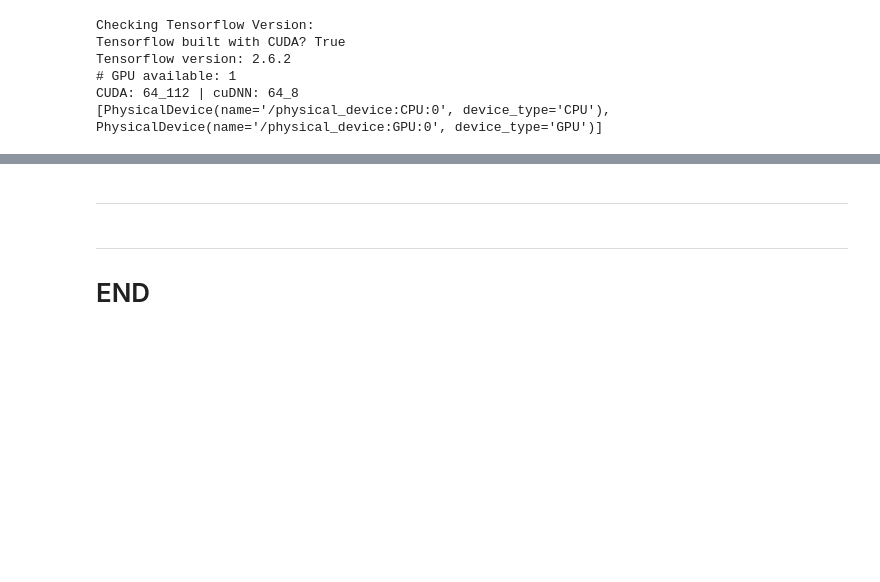
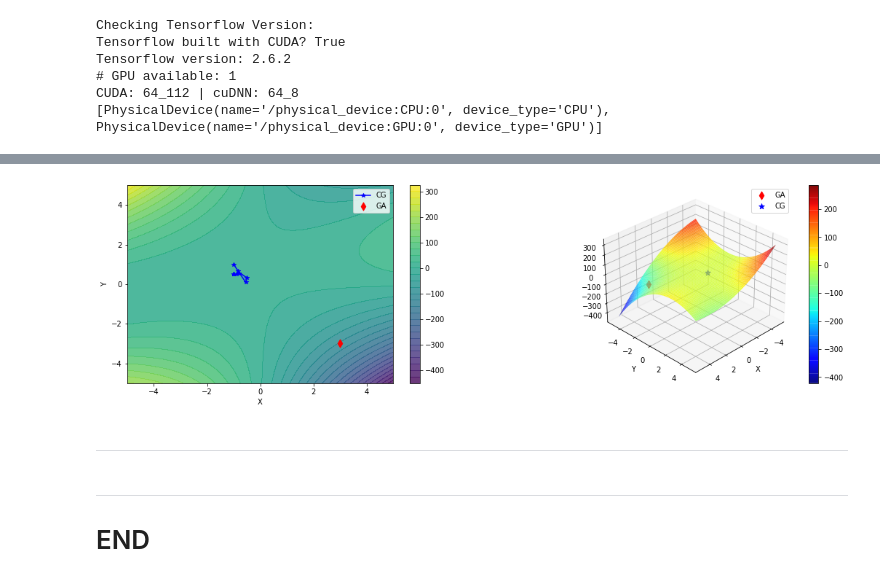
Before and after one commit to misaelmmorales/CO2-Monitor-Optim, a Jupyter notebook: _misael_nb.ipynb, the cells around one changed output, grey strips where cells are left out. Saved outputs shown, nothing was run; the diff lists cells and outputs as text; code cells hidden in the pictures; blank space fills up the shorter version.

```diff
--- a/_misael_nb.ipynb
+++ b/_misael_nb.ipynb
@@ -79,16 +24,0 @@ print(res)
-# %%
-x = np.linspace(-10,10,100)
-X, Y = np.meshgrid(x,x)
-Z = fopt([X,Y])
-
-plt.figure(figsize=(20,5))
-ax1 = plt.subplot(121)
-plt.contourf(X,Y,Z, levels=20 ,cmap='magma')
-plt.colorbar()
-
-ax2 = plt.add_subplot(122, projection='3d')
-ax2.plot_surface(X,Y,Z)
-plt.colorbar()
-
-
-plt.show()
@@ -97,0 +25,19 @@ AttributeError: module 'matplotlib.pyplot' has no attribute 'add_subplot'
+# %%
+def fopt(X):
+    x, y = X
+    rosen = (1-x)**2 + 100*(y-x**2)**2
+    f1 =  y*x**2 - 2*x*y**2 + 3*x*y + 4
+    f2 = -x*y*np.exp(-(x**2+y**2)/2)
+    f3 = 1 - ((1 + np.cos(12*np.sqrt(x**2+y**2)))/(0.5 * (x**2+y**2) + 2))
+    f4 = np.abs(x*np.sin(x)+0.1*x) + np.abs(y*np.sin(y)*0.1*y)
+    f5 = -20*np.exp(-0.2*np.sqrt(0.5*(x**2+y**2))) - np.exp(0.5*(np.cos (2*np.pi*x)+np.cos(2*np.pi*y))) + np.exp(1) + 20
+    f6 = ((x**2+y**2)/4000) - np.cos(x)*np.cos(y/np.sqrt(2))+1
+    f7 = x**2 + y**2 - 10*np.cos(2*np.pi*x) - 10*np.cos(2*np.pi*y) + 20
+    f8 = (np.sqrt(np.sqrt(x**2+y**2)) + np.sqrt(np.sqrt(x**2+y**2))*np.sin(50*np.sqrt(x**2+y**2)**(1/5))**2)**2
+    f9 = -x*np.sin(np.sqrt(np.abs(x))) - y*np.sin(np.sqrt(np.abs(y))) + 837.9657745448674
+    f10 = (np.abs(x)+np.abs(y)) * np.exp(-np.sin(x**2) - np.sin(y**2))
+    f11 = 1 - np.cos(2*np.pi*np.sqrt(x**2+y**2)) + 0.1*np.sqrt(x**2+y**2)
+    #f12 = np.abs(x) + 2*y**(0.2)
+    #f13 = x**2 + y**2 + (0.5*x+y)**2 + (0.5*x+y)**4
+    #f14 = 10**4 * (1 + ((np.exp(-(x/15)**10 - (y/15)**10))-(-2*np.exp(-x**2-y**2)))*(np.cos(x)**2 * np.cos(y)**2))
+    return f1
@@ -97,0 +121,2 @@ AttributeError: module 'matplotlib.pyplot' has no attribute 'add_subplot'
+# %%
+local_res, local_res_df = FullOpt(fopt).local_opt(method='BFGS')
@@ -97,0 +125,2 @@ AttributeError: module 'matplotlib.pyplot' has no attribute 'add_subplot'
+# %%
+global_res, global_res_df = FullOpt(fopt).global_opt()
@@ -98,3 +135,7 @@ AttributeError: module 'matplotlib.pyplot' has no attribute 'add_subplot'
+# %%
+FullOpt(fopt).make_plot(global_res_df, local_res_df, mbounds=[-5,5])
+# %% [output]
+[figure, added]
 # %% [markdown]
 ***
 # %%
```
Also changed, not shown: parts of 9 cells of this notebook.
